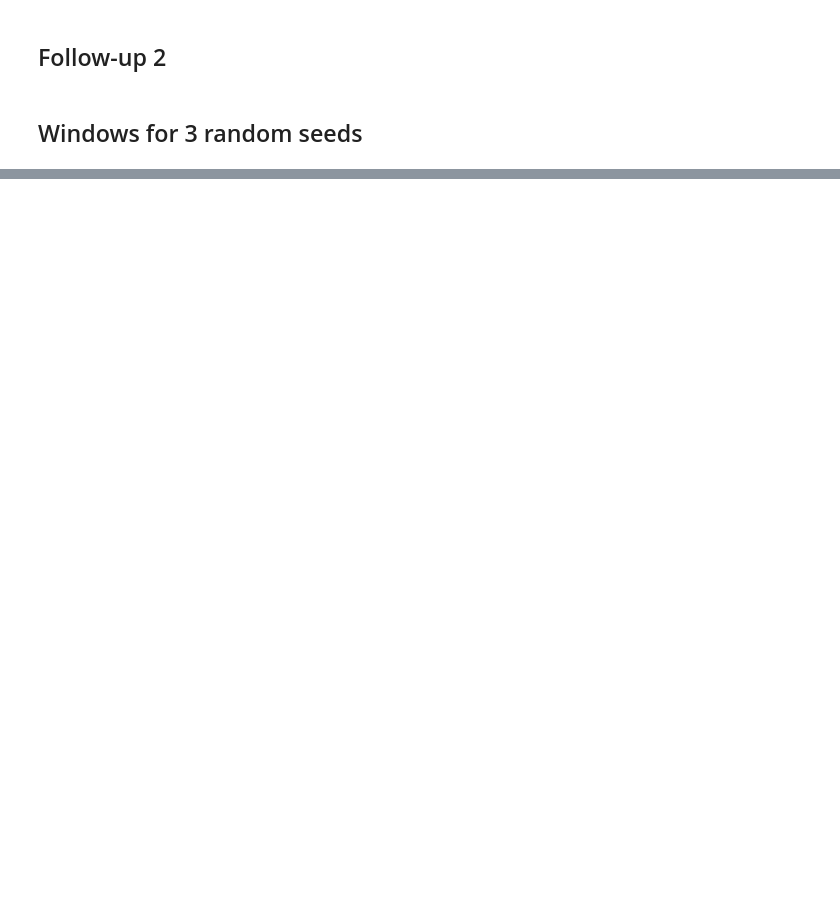
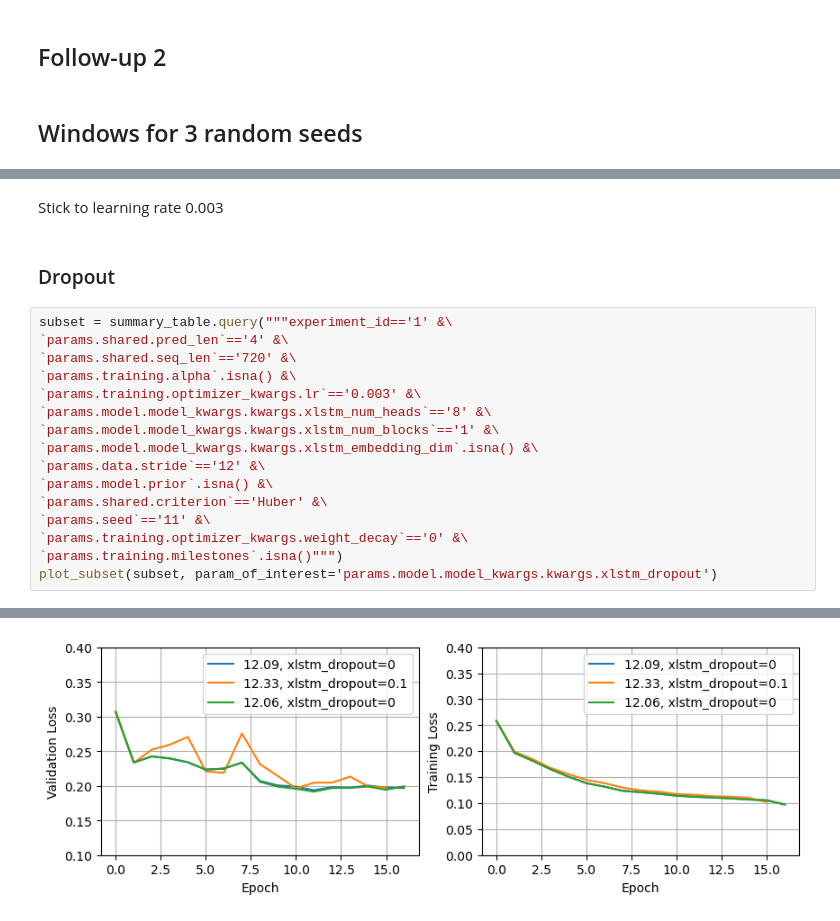
Before and after one commit to yazidhannachi/DLAM-Group6, a Jupyter notebook: submission_template/analysis.ipynb, the cells around one changed output, grey strips where cells are left out. Cells and saved outputs as stored; diff of their text form; blank space fills up the shorter version.

```diff
--- a/submission_template/analysis.ipynb
+++ b/submission_template/analysis.ipynb
@@ -407,0 +528,21 @@ Name: params.seed, dtype: object
+# %% [markdown]
+Stick to learning rate 0.003
+# %% [markdown]
+### Dropout
+# %%
+subset = summary_table.query("""experiment_id=='1' &\
+`params.shared.pred_len`=='4' &\
+`params.shared.seq_len`=='720' &\
+`params.training.alpha`.isna() &\
+`params.training.optimizer_kwargs.lr`=='0.003' &\
+`params.model.model_kwargs.kwargs.xlstm_num_heads`=='8' &\
+`params.model.model_kwargs.kwargs.xlstm_num_blocks`=='1' &\
+`params.model.model_kwargs.kwargs.xlstm_embedding_dim`.isna() &\
+`params.data.stride`=='12' &\
+`params.model.prior`.isna() &\
+`params.shared.criterion`=='Huber' &\
+`params.seed`=='11' &\
+`params.training.optimizer_kwargs.weight_decay`=='0' &\
+`params.training.milestones`.isna()""")
+plot_subset(subset, param_of_interest='params.model.model_kwargs.kwargs.xlstm_dropout')
+# %% [output]
@@ -407,0 +552 @@ Name: params.seed, dtype: object
+[figure, added]
```
Also changed, not shown: parts of 43 cells of this notebook.
